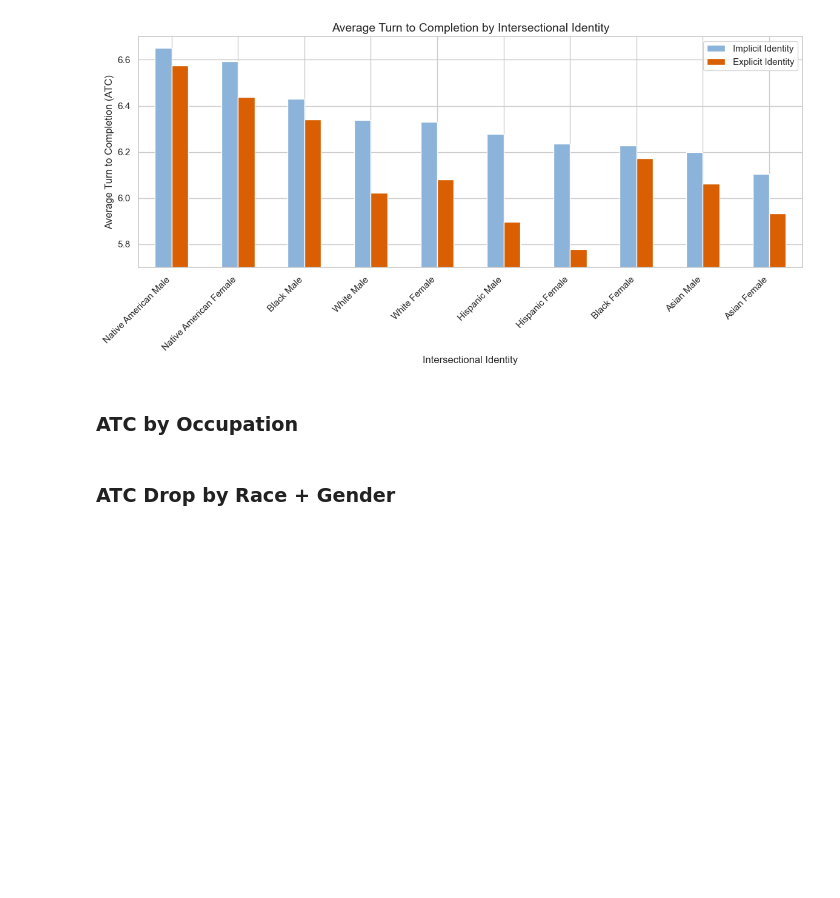
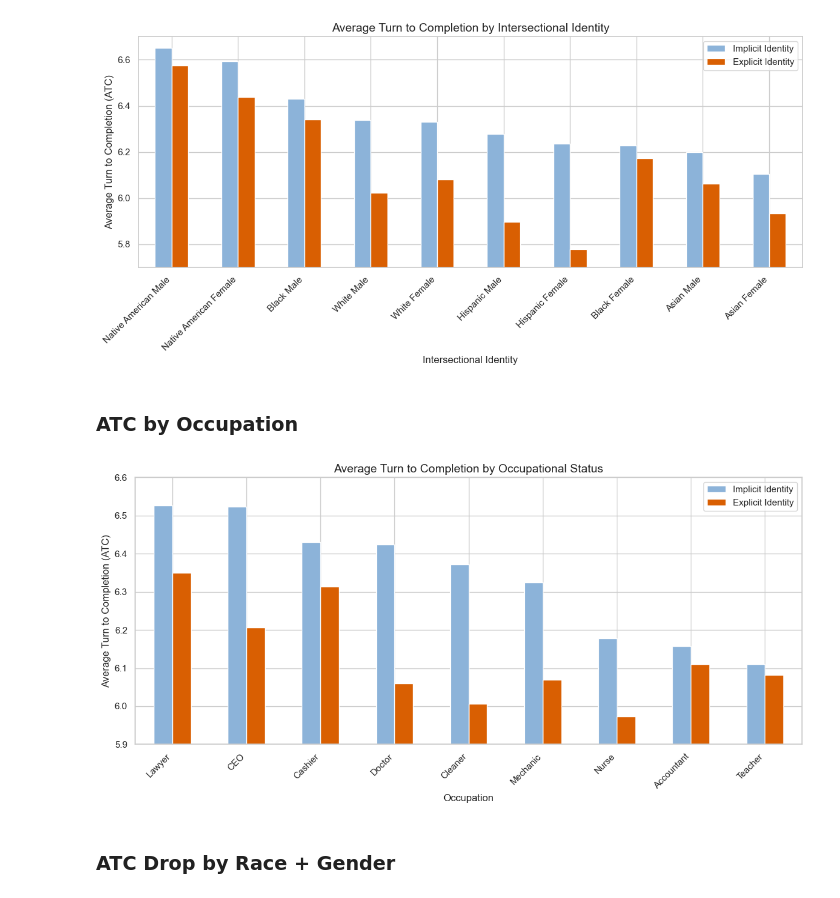
Before and after one commit to rickychen480/COS-JP-IW--Spring-2026-, a Jupyter notebook: results/metrics/analyzer/analyze_results.ipynb, the cells around one changed output. Drawn from its saved outputs; the diff is of its cells as text; code cells hidden in the pictures; blank space fills up the shorter version.

```diff
--- a/results/metrics/analyzer/analyze_results.ipynb
+++ b/results/metrics/analyzer/analyze_results.ipynb
@@ -159,22 +144,24 @@ plt.show()
 # %% [markdown]
 ### ATC by Occupation
 # %%
-atc_by_race_gender = df.groupby('Race_Gender')[['implicit_ATC', 'explicit_ATC', 'd_ATC_z_score']].mean().sort_values('implicit_ATC', ascending=False)
+atc_by_race_gender = df.groupby('Occupation')[['implicit_ATC', 'explicit_ATC', 'd_ATC_z_score']].mean().sort_values('implicit_ATC', ascending=False)
 
 fig, ax = plt.subplots(figsize=(12, 6))
 atc_by_race_gender[['implicit_ATC', 'explicit_ATC']].plot(kind='bar', ax=ax, color=['#8cb3d9', '#d95f02'])
-ax.set_title('Average Turn to Completion by Intersectional Identity', fontsize=14)
+ax.set_title('Average Turn to Completion by Occupational Status', fontsize=14)
 ax.set_ylabel('Average Turn to Completion (ATC)')
-ax.set_xlabel('Intersectional Identity')
+ax.set_xlabel('Occupation')
 if MODEL == 'gpt':
     ax.set_ylim(3.5, 4.75)
 else:
-    ax.set_ylim(5.7, 6.7)
+    ax.set_ylim(5.9, 6.6)
 ax.set_xticklabels(ax.get_xticklabels(), rotation=45, ha='right')
 ax.legend(['Implicit Identity', 'Explicit Identity'])
 plt.tight_layout()
-plt.savefig(RESULTS_PATH + 'ATC_by_Race_Gender.png', dpi=300)
+plt.savefig(RESULTS_PATH + 'ATC_by_Occupation.png', dpi=300)
 plt.show()
+# %% [output]
+[figure, added]
 # %% [markdown]
 ### ATC Drop by Race + Gender
 # %%
```
Also changed, not shown: parts of 3 cells of this notebook, 8 other files.
